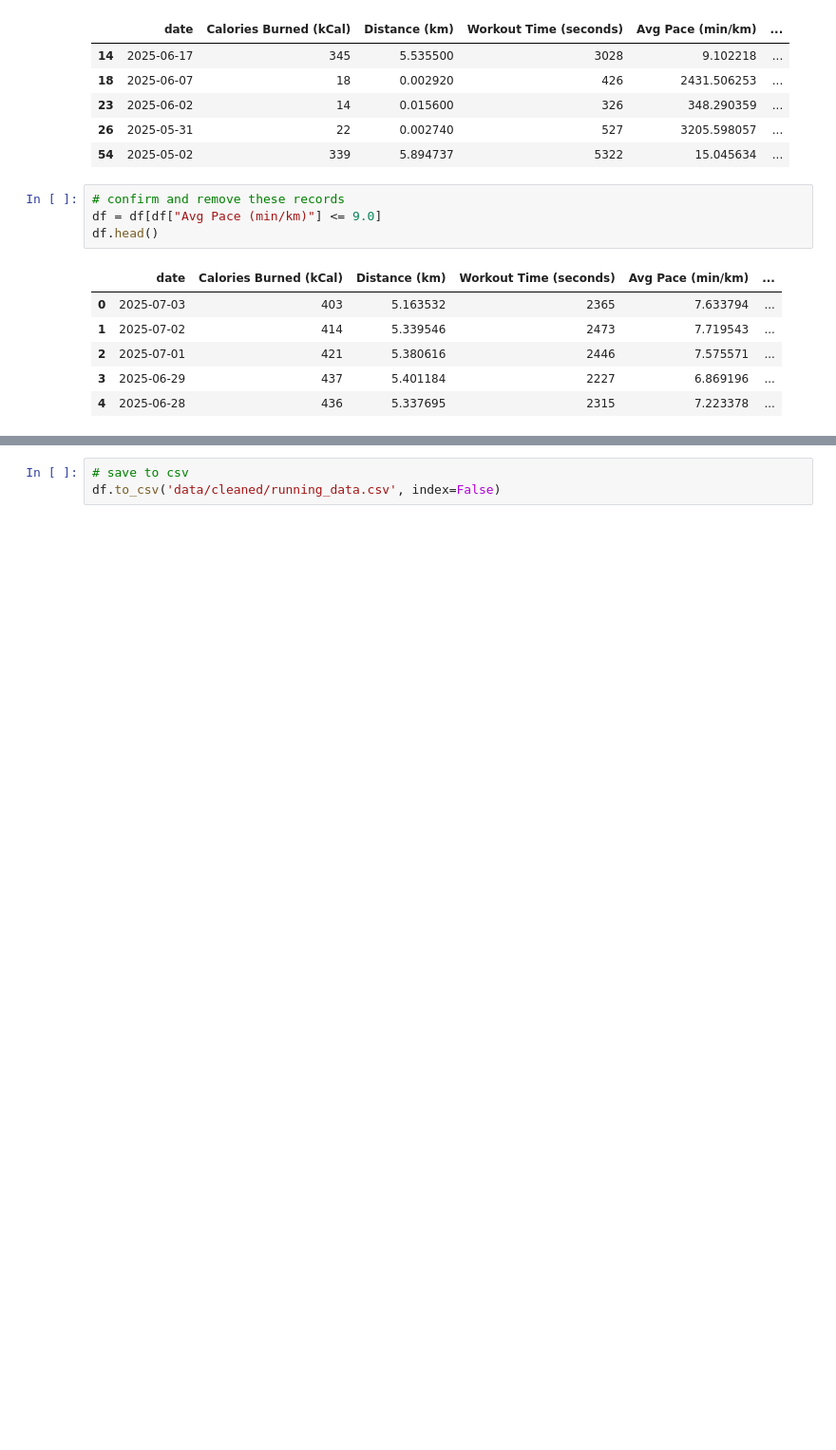
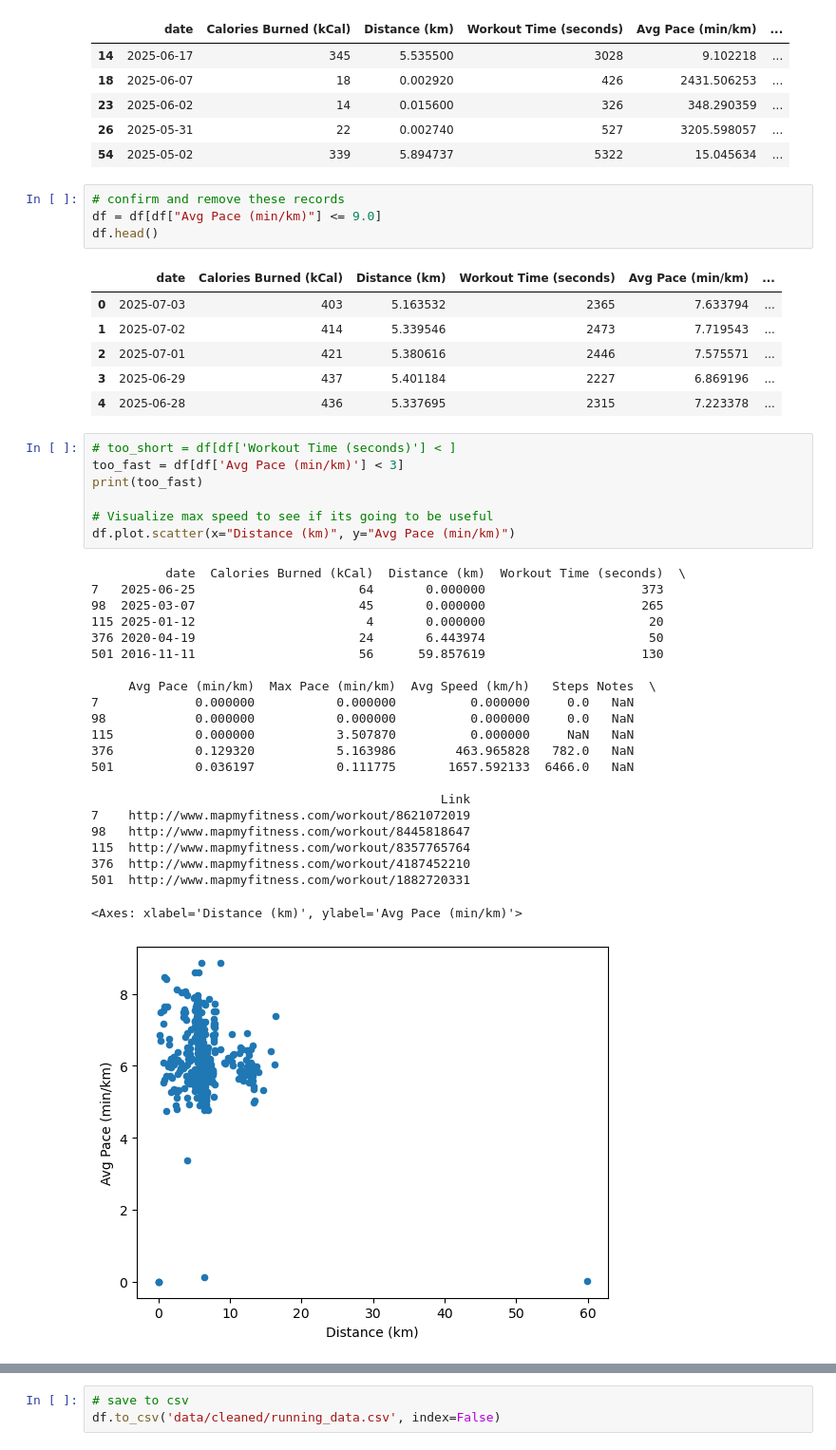
Before and after one commit to pkeen/500-runs, a Jupyter notebook: running-cleaning.ipynb, the cells around one changed output, grey strips where cells are left out. Shown: that part at 95% size. Cells and saved outputs as stored; diff of their text form; blank space fills up the shorter version.

```diff
--- a/running-cleaning.ipynb
+++ b/running-cleaning.ipynb
@@ -98,3 +98,33 @@ df.head()
 | 2 | 2025-07-01 | 421 | 5.380616 | 2446 | 7.575571 | ... |
 | 3 | 2025-06-29 | 437 | 5.401184 | 2227 | 6.869196 | ... |
 | 4 | 2025-06-28 | 436 | 5.337695 | 2315 | 7.223378 | ... |
+# %%
+# too_short = df[df['Workout Time (seconds)'] < ]
+too_fast = df[df['Avg Pace (min/km)'] < 3]
+print(too_fast)
+
+# Visualize max speed to see if its going to be useful
+df.plot.scatter(x="Distance (km)", y="Avg Pace (min/km)")
+# %% [output]
+          date  Calories Burned (kCal)  Distance (km)  Workout Time (seconds)  \
+7   2025-06-25                      64       0.000000                     373
+98  2025-03-07                      45       0.000000                     265
+115 2025-01-12                       4       0.000000                      20
+376 2020-04-19                      24       6.443974                      50
+501 2016-11-11                      56      59.857619                     130
+
+     Avg Pace (min/km)  Max Pace (min/km)  Avg Speed (km/h)   Steps Notes  \
+7             0.000000           0.000000          0.000000     0.0   NaN
+98            0.000000           0.000000          0.000000     0.0   NaN
+115           0.000000           3.507870          0.000000     NaN   NaN
+376           0.129320           5.163986        463.965828   782.0   NaN
+501           0.036197           0.111775       1657.592133  6466.0   NaN
+
+                                               Link
+7    http://www.mapmyfitness.com/workout/8621072019
+98   http://www.mapmyfitness.com/workout/8445818647
+115  http://www.mapmyfitness.com/workout/8357765764
+376  http://www.mapmyfitness.com/workout/4187452210
+501  http://www.mapmyfitness.com/workout/1882720331
+<Axes: xlabel='Distance (km)', ylabel='Avg Pace (min/km)'>
+[figure, added]
```
Also changed, not shown: parts of 5 cells of this notebook, 8 other files.
